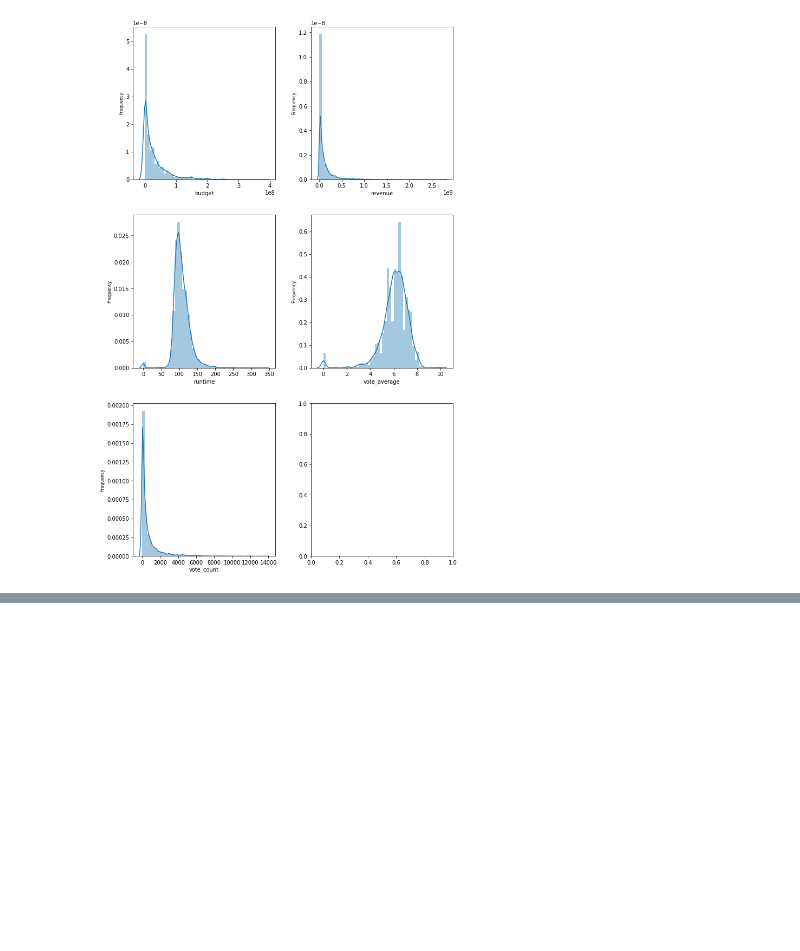
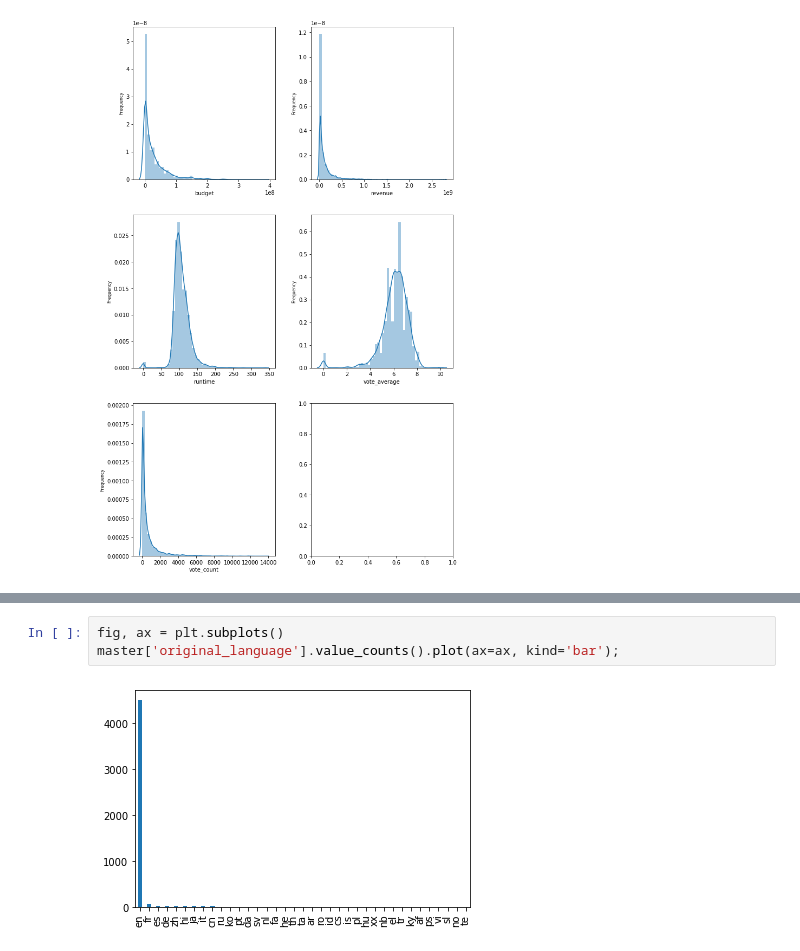
Before and after one commit to hst22/Movie-Recommender-Systems, a Jupyter notebook: Recommender System.ipynb, the cells around one changed output, grey strips where cells are left out. Cells and saved outputs as stored; diff of their text form; blank space fills up the shorter version.

```diff
--- a/Recommender System.ipynb
+++ b/Recommender System.ipynb
@@ -171,0 +174,5 @@ TypeError: Empty 'DataFrame': no numeric data to plot
+# %%
+fig, ax = plt.subplots()
+master['original_language'].value_counts().plot(ax=ax, kind='bar');
+# %% [output]
+[figure, added]
```
Also changed, not shown: parts of 12 cells of this notebook.
